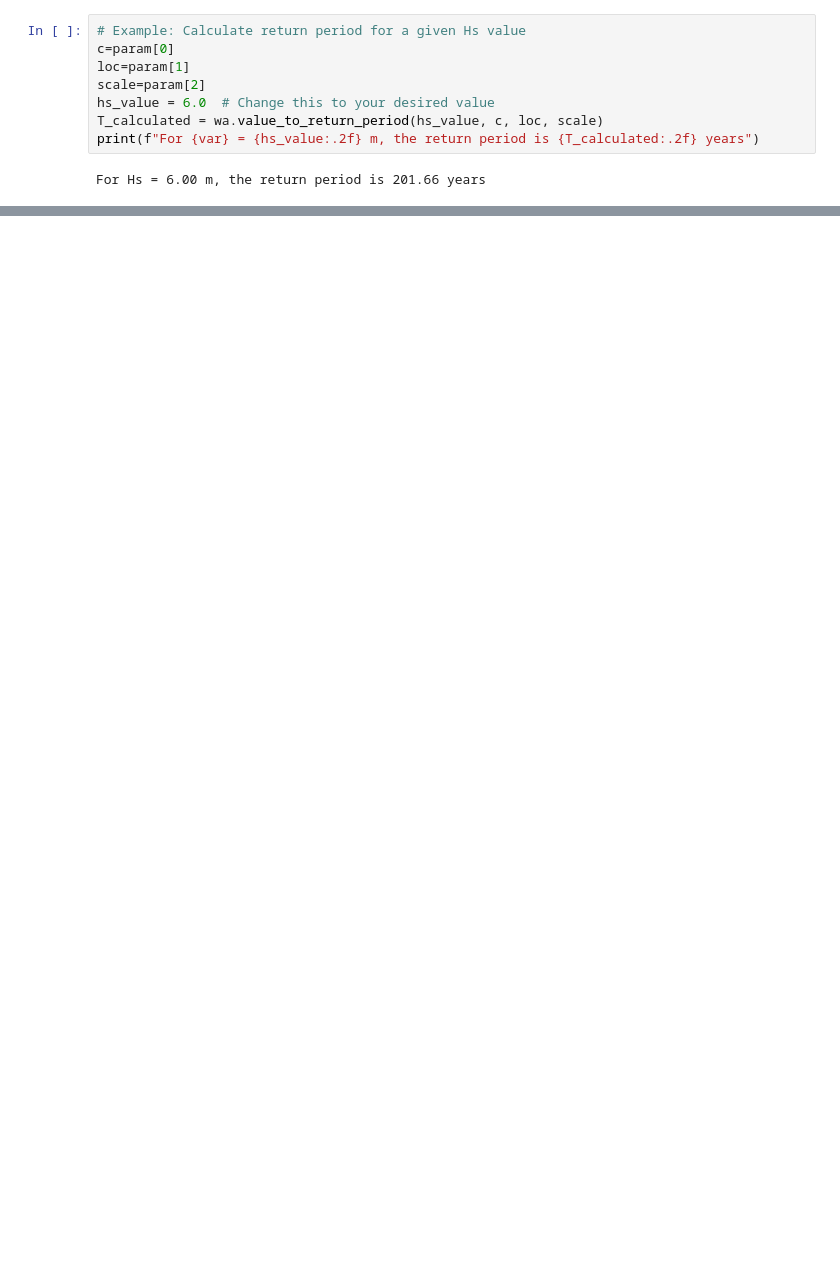
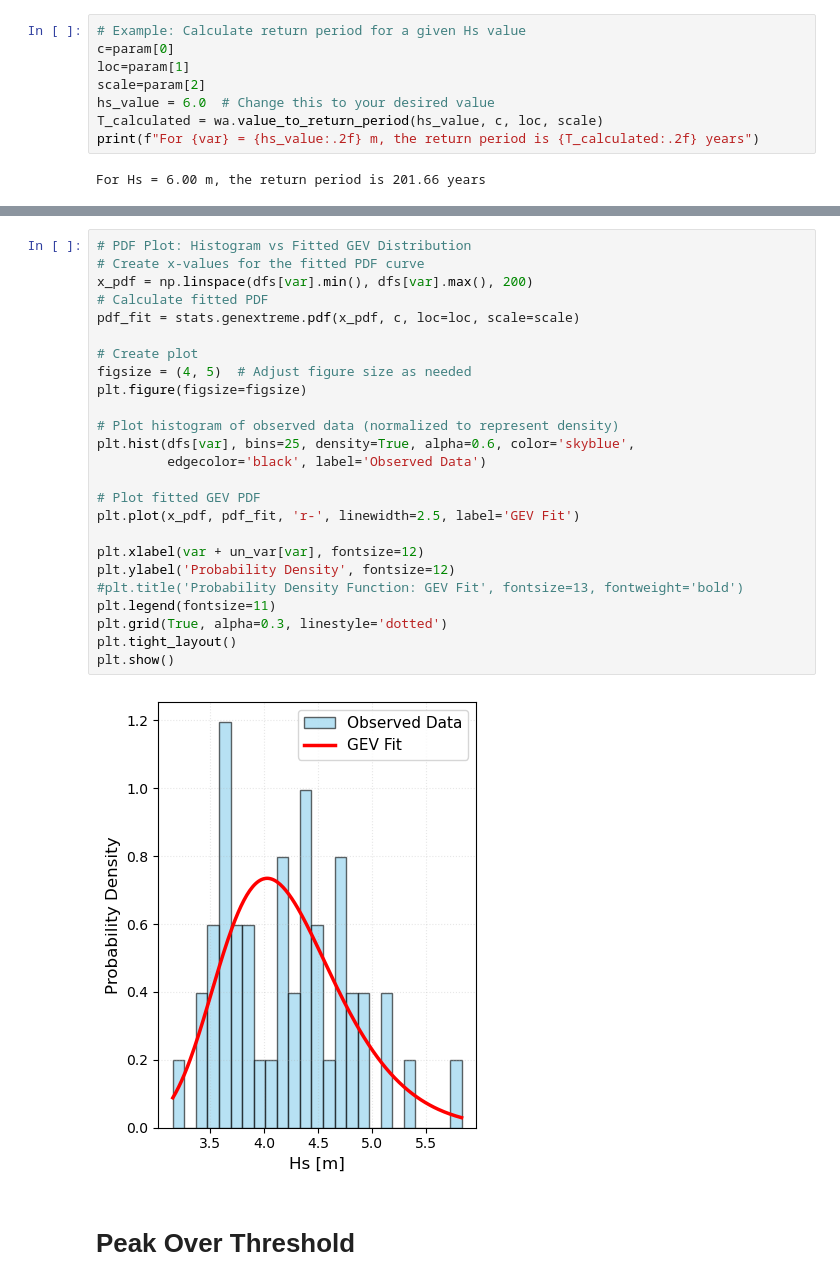
Before and after one commit to giospud/meteocean-tools, a Jupyter notebook: EVA/eva.ipynb, the cells around one changed output, grey strips where cells are left out. Cells and saved outputs as stored; diff of their text form; blank space fills up the shorter version.

```diff
--- a/EVA/eva.ipynb
+++ b/EVA/eva.ipynb
@@ -156,0 +196,29 @@ For Hs = 6.00 m, the return period is 201.66 years
+# %%
+# PDF Plot: Histogram vs Fitted GEV Distribution
+# Create x-values for the fitted PDF curve
+x_pdf = np.linspace(dfs[var].min(), dfs[var].max(), 200)
+# Calculate fitted PDF
+pdf_fit = stats.genextreme.pdf(x_pdf, c, loc=loc, scale=scale)
+
+# Create plot
+figsize = (4, 5)  # Adjust figure size as needed
+plt.figure(figsize=figsize)
+
+# Plot histogram of observed data (normalized to represent density)
+plt.hist(dfs[var], bins=25, density=True, alpha=0.6, color='skyblue',
+         edgecolor='black', label='Observed Data')
+
+# Plot fitted GEV PDF
+plt.plot(x_pdf, pdf_fit, 'r-', linewidth=2.5, label='GEV Fit')
+
+plt.xlabel(var + un_var[var], fontsize=12)
+plt.ylabel('Probability Density', fontsize=12)
+#plt.title('Probability Density Function: GEV Fit', fontsize=13, fontweight='bold')
+plt.legend(fontsize=11)
+plt.grid(True, alpha=0.3, linestyle='dotted')
+plt.tight_layout()
+plt.show()
+# %% [output]
+[figure, added]
+# %% [markdown]
+# Peak Over Threshold
```
Also changed, not shown: parts of 16 cells of this notebook, 1 other file.
